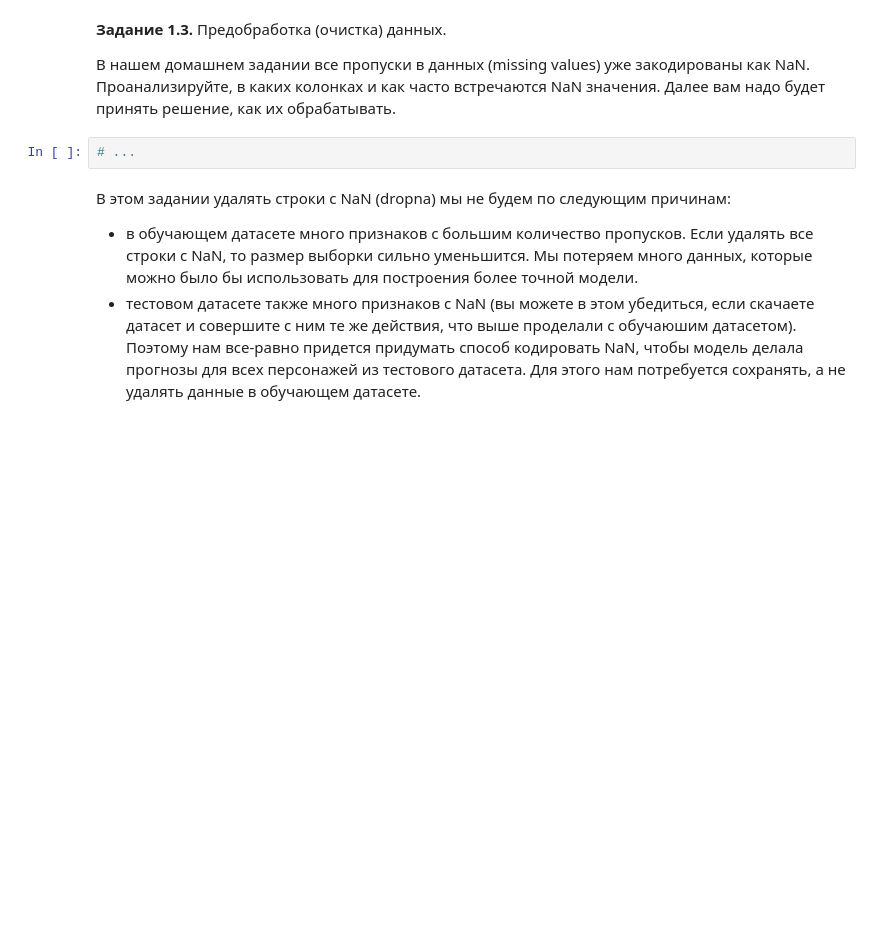
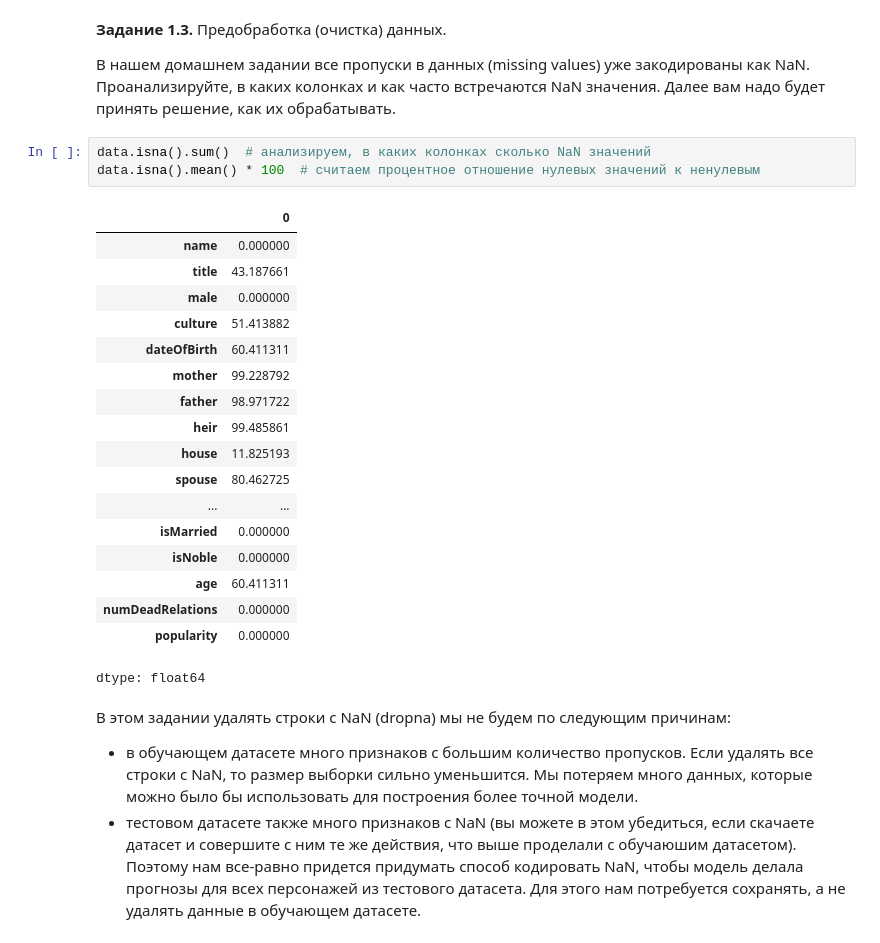
Before and after one commit to chrngvg-boop/my-colab-project1, a Jupyter notebook: week_01_ml_intro/Homework/hw_1_game_of_thrones.ipynb, the cells around one changed output. Drawn from its saved outputs; the diff is of its cells as text; blank space fills up the shorter version.

```diff
--- a/week_01_ml_intro/Homework/hw_1_game_of_thrones.ipynb
+++ b/week_01_ml_intro/Homework/hw_1_game_of_thrones.ipynb
@@ -175,8 +175,28 @@ data.describe(include = ['int', 'float']).T[['count', 'min', 'max']]
 **Задание 1.3.** Предобработка (очистка) данных.
 
 В нашем домашнем задании все пропуски в данных (missing values) уже закодированы как NaN. Проанализируйте, в каких колонках и как часто встречаются NaN значения. Далее вам надо будет принять решение, как их обрабатывать.
-# %%
-# ...
+# %%
+data.isna().sum()  # анализируем, в каких колонках сколько NaN значений
+data.isna().mean() * 100  # считаем процентное отношение нулевых значений к ненулевым
+# %% [output]
+|  | 0 |
+| name | 0.000000 |
+| title | 43.187661 |
+| male | 0.000000 |
+| culture | 51.413882 |
+| dateOfBirth | 60.411311 |
+| mother | 99.228792 |
+| father | 98.971722 |
+| heir | 99.485861 |
+| house | 11.825193 |
+| spouse | 80.462725 |
+| ... | ... |
+| isMarried | 0.000000 |
+| isNoble | 0.000000 |
+| age | 60.411311 |
+| numDeadRelations | 0.000000 |
+| popularity | 0.000000 |
+dtype: float64
 # %% [markdown]
 В этом задании удалять строки с NaN (dropna) мы не будем по следующим причинам:
 - в обучающем датасете много признаков с большим количество пропусков. Если удалять все строки с NaN, то размер выборки сильно уменьшится. Мы потеряем много данных, которые можно было бы использовать для построения более точной модели.
```
Also changed, not shown: parts of 3 cells of this notebook.
